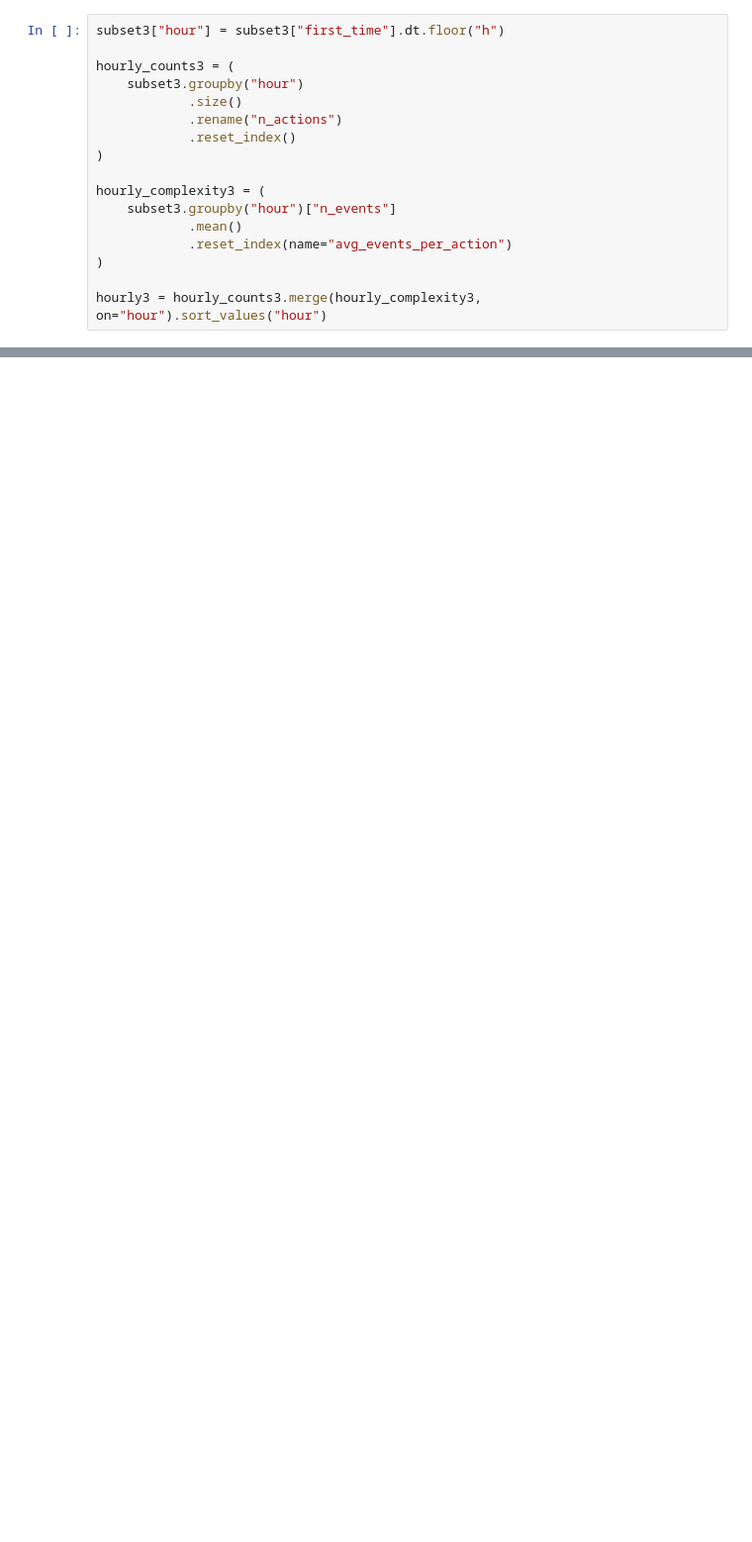
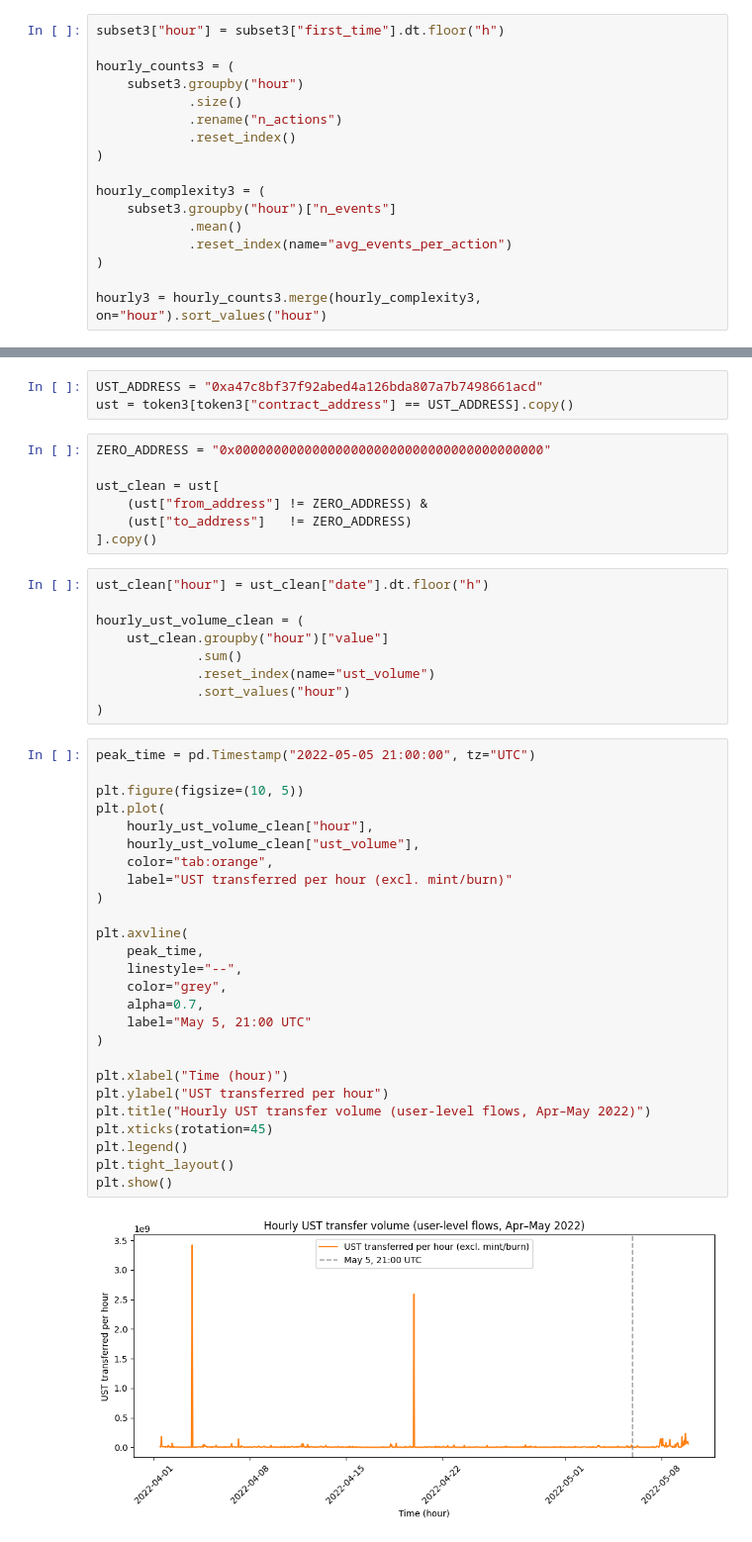
Before and after one commit to Q8yi/financial-run-dynamics-datathon, a Jupyter notebook: notebooks/kians_code.ipynb, the cells around one changed output, grey strips where cells are left out. Shown at 99% size. Saved outputs shown, nothing was run; the diff lists cells and outputs as text; blank space fills up the shorter version.

```diff
--- a/notebooks/kians_code.ipynb
+++ b/notebooks/kians_code.ipynb
@@ -249,0 +261,47 @@ plt.show()
+# %%
+UST_ADDRESS = "0xa47c8bf37f92abed4a126bda807a7b7498661acd"
+ust = token3[token3["contract_address"] == UST_ADDRESS].copy()
+# %%
+ZERO_ADDRESS = "0x0000000000000000000000000000000000000000"
+
+ust_clean = ust[
+    (ust["from_address"] != ZERO_ADDRESS) &
+    (ust["to_address"]   != ZERO_ADDRESS)
+].copy()
+# %%
+ust_clean["hour"] = ust_clean["date"].dt.floor("h")
+
+hourly_ust_volume_clean = (
+    ust_clean.groupby("hour")["value"]
+             .sum()
+             .reset_index(name="ust_volume")
+             .sort_values("hour")
+)
+# %%
+peak_time = pd.Timestamp("2022-05-05 21:00:00", tz="UTC")
+
+plt.figure(figsize=(10, 5))
+plt.plot(
+    hourly_ust_volume_clean["hour"],
+    hourly_ust_volume_clean["ust_volume"],
+    color="tab:orange",
+    label="UST transferred per hour (excl. mint/burn)"
+)
+
+plt.axvline(
+    peak_time,
+    linestyle="--",
+    color="grey",
+    alpha=0.7,
+    label="May 5, 21:00 UTC"
+)
+
+plt.xlabel("Time (hour)")
+plt.ylabel("UST transferred per hour")
+plt.title("Hourly UST transfer volume (user-level flows, Apr–May 2022)")
+plt.xticks(rotation=45)
+plt.legend()
+plt.tight_layout()
+plt.show()
+# %% [output]
+[figure, added]
```
Also changed, not shown: parts of 8 cells of this notebook, 3 other files.
